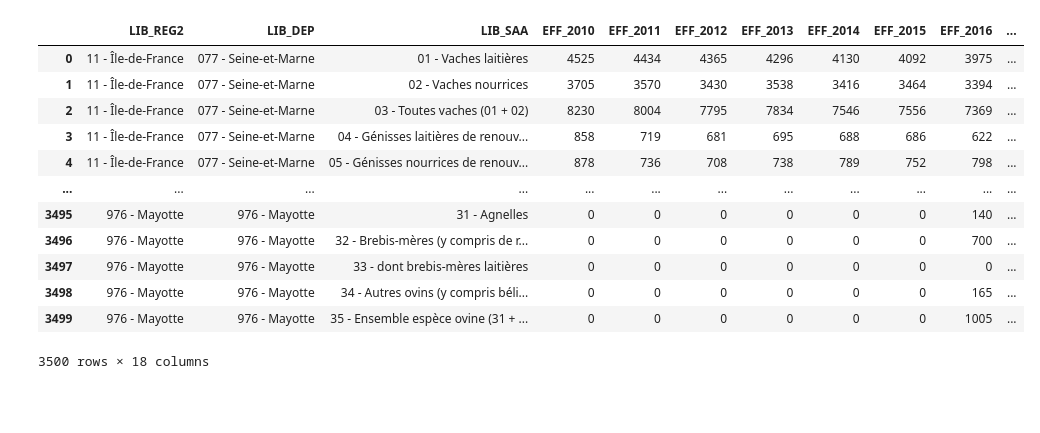
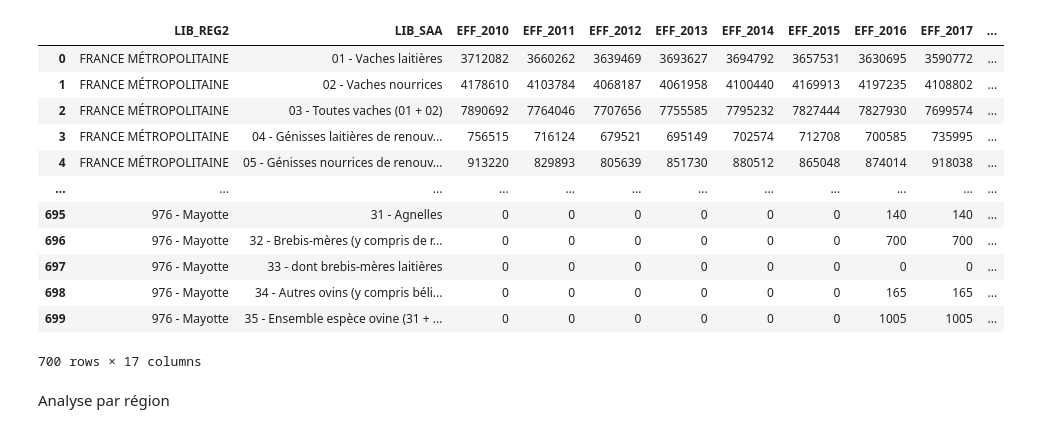
Before and after one commit to dthonon/pna_loup_suivi, a Jupyter notebook: notebook/Analyse_cheptel.ipynb, the cells around one changed output. Cells and saved outputs as stored; diff of their text form; code cells hidden in the pictures; blank space fills up the shorter version.

```diff
--- a/notebook/Analyse_cheptel.ipynb
+++ b/notebook/Analyse_cheptel.ipynb
@@ -6,21 +9,23 @@ import numpy as np
 # %%
 #data_url = "https://raw.githubusercontent.com/dthonon/pna_loup_suivi/main/data/"
 data_url = "/home/dthonon/Code/pna_loup_suivi/data/"
 
 # Lecture des statistiques agricoles
-cheptels = pd.read_excel(data_url + "SAA_2010-2024_définitives_donnees_departementales.xlsx", sheet_name="EFA", skiprows=5)
-cheptels
+cheptel_dept = pd.read_excel(data_url + "SAA_2010-2024_définitives_donnees_departementales.xlsx", sheet_name="EFA", skiprows=5)
+cheptel_reg = pd.read_excel(data_url + "SAA_2010-2024_définitives_donnees_regionales.xlsx", sheet_name="EFA", skiprows=5)
 # %% [output]
-|  | LIB_REG2 | LIB_DEP | LIB_SAA | EFF_2010 | EFF_2011 | EFF_2012 | EFF_2013 | EFF_2014 | EFF_2015 | EFF_2016 | ... |
-| 0 | 11 - Île-de-France | 077 - Seine-et-Marne | 01 - Vaches laitières | 4525 | 4434 | 4365 | 4296 | 4130 | 4092 | 3975 | ... |
-| 1 | 11 - Île-de-France | 077 - Seine-et-Marne | 02 - Vaches nourrices | 3705 | 3570 | 3430 | 3538 | 3416 | 3464 | 3394 | ... |
-| 2 | 11 - Île-de-France | 077 - Seine-et-Marne | 03 - Toutes vaches (01 + 02) | 8230 | 8004 | 7795 | 7834 | 7546 | 7556 | 7369 | ... |
-| 3 | 11 - Île-de-France | 077 - Seine-et-Marne | 04 - Génisses laitières de renouv... | 858 | 719 | 681 | 695 | 688 | 686 | 622 | ... |
-| 4 | 11 - Île-de-France | 077 - Seine-et-Marne | 05 - Génisses nourrices de renouv... | 878 | 736 | 708 | 738 | 789 | 752 | 798 | ... |
+|  | LIB_REG2 | LIB_SAA | EFF_2010 | EFF_2011 | EFF_2012 | EFF_2013 | EFF_2014 | EFF_2015 | EFF_2016 | EFF_2017 | ... |
+| 0 | FRANCE MÉTROPOLITAINE | 01 - Vaches laitières | 3712082 | 3660262 | 3639469 | 3693627 | 3694792 | 3657531 | 3630695 | 3590772 | ... |
+| 1 | FRANCE MÉTROPOLITAINE | 02 - Vaches nourrices | 4178610 | 4103784 | 4068187 | 4061958 | 4100440 | 4169913 | 4197235 | 4108802 | ... |
+| 2 | FRANCE MÉTROPOLITAINE | 03 - Toutes vaches (01 + 02) | 7890692 | 7764046 | 7707656 | 7755585 | 7795232 | 7827444 | 7827930 | 7699574 | ... |
+| 3 | FRANCE MÉTROPOLITAINE | 04 - Génisses laitières de renouv... | 756515 | 716124 | 679521 | 695149 | 702574 | 712708 | 700585 | 735995 | ... |
+| 4 | FRANCE MÉTROPOLITAINE | 05 - Génisses nourrices de renouv... | 913220 | 829893 | 805639 | 851730 | 880512 | 865048 | 874014 | 918038 | ... |
 | ... | ... | ... | ... | ... | ... | ... | ... | ... | ... | ... | ... |
-| 3495 | 976 - Mayotte | 976 - Mayotte | 31 - Agnelles | 0 | 0 | 0 | 0 | 0 | 0 | 140 | ... |
-| 3496 | 976 - Mayotte | 976 - Mayotte | 32 - Brebis-mères (y compris de r... | 0 | 0 | 0 | 0 | 0 | 0 | 700 | ... |
-| 3497 | 976 - Mayotte | 976 - Mayotte | 33 - dont brebis-mères laitières | 0 | 0 | 0 | 0 | 0 | 0 | 0 | ... |
-| 3498 | 976 - Mayotte | 976 - Mayotte | 34 - Autres ovins (y compris béli... | 0 | 0 | 0 | 0 | 0 | 0 | 165 | ... |
-| 3499 | 976 - Mayotte | 976 - Mayotte | 35 - Ensemble espèce ovine (31 + ... | 0 | 0 | 0 | 0 | 0 | 0 | 1005 | ... |
+| 695 | 976 - Mayotte | 31 - Agnelles | 0 | 0 | 0 | 0 | 0 | 0 | 140 | 140 | ... |
+| 696 | 976 - Mayotte | 32 - Brebis-mères (y compris de r... | 0 | 0 | 0 | 0 | 0 | 0 | 700 | 700 | ... |
+| 697 | 976 - Mayotte | 33 - dont brebis-mères laitières | 0 | 0 | 0 | 0 | 0 | 0 | 0 | 0 | ... |
+| 698 | 976 - Mayotte | 34 - Autres ovins (y compris béli... | 0 | 0 | 0 | 0 | 0 | 0 | 165 | 165 | ... |
+| 699 | 976 - Mayotte | 35 - Ensemble espèce ovine (31 + ... | 0 | 0 | 0 | 0 | 0 | 0 | 1005 | 1005 | ... |
-3500 rows × 18 columns
+700 rows × 17 columns
+# %% [markdown]
+Analyse par région
```
Also changed, not shown: parts of 9 cells of this notebook, 1 other file.
